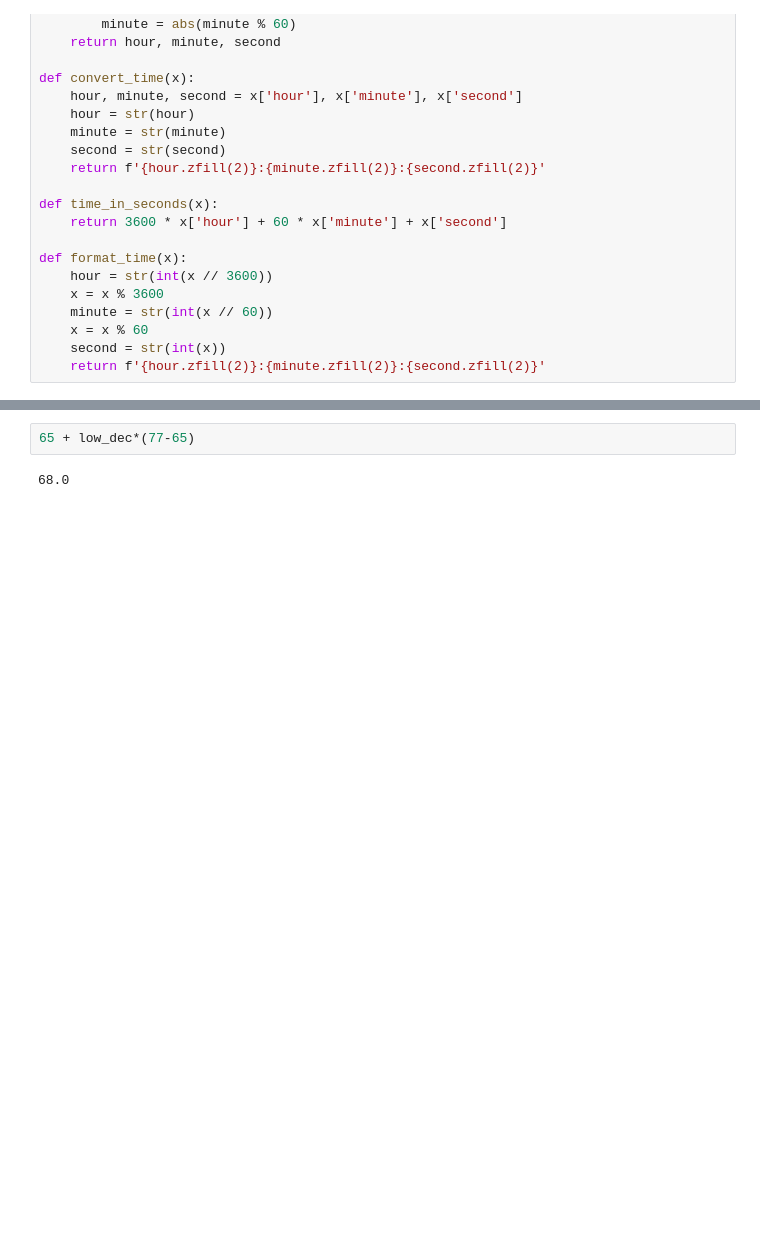
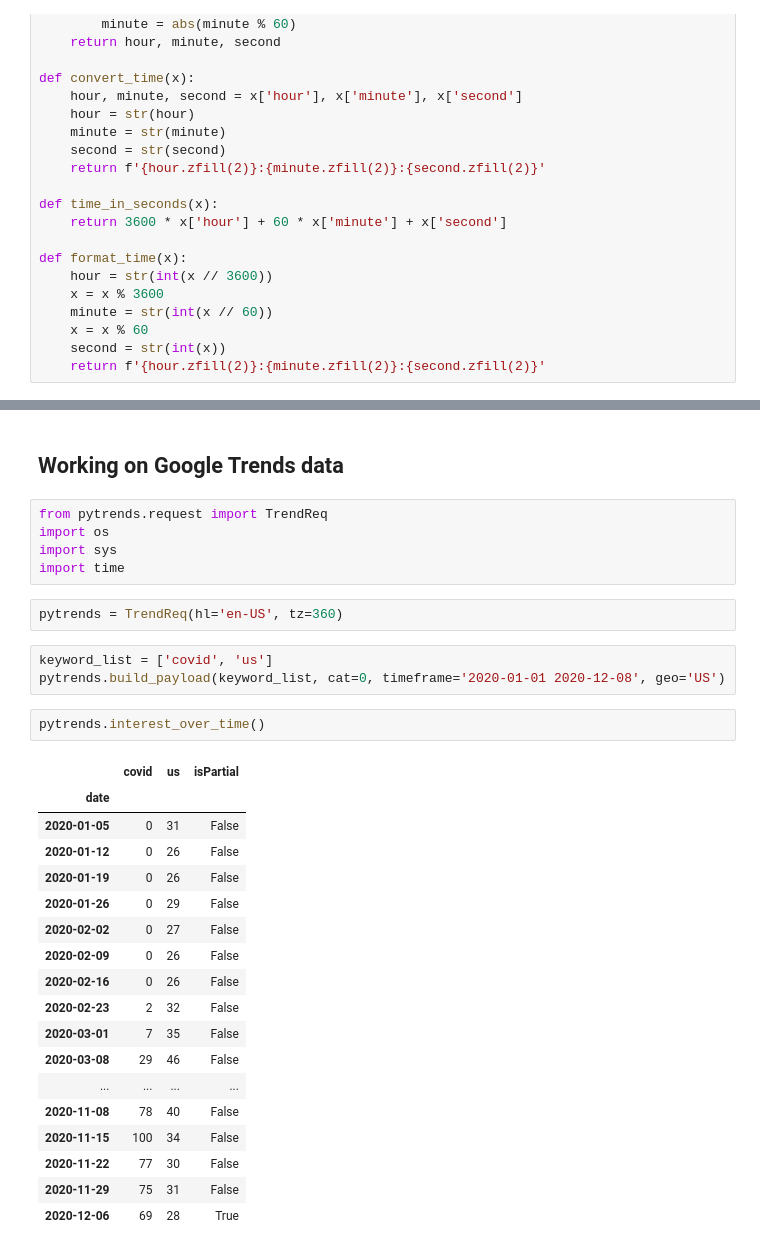
Before and after one commit to loganfrank/data-visualization, a Jupyter notebook: project/prototyping.ipynb, the cells around one changed output, grey strips where cells are left out. Drawn from its saved outputs; the diff is of its cells as text; blank space fills up the shorter version.

```diff
--- a/project/prototyping.ipynb
+++ b/project/prototyping.ipynb
@@ -332,4 +253,33 @@ print(low_low, low_high, low_dec)
-# %%
-65 + low_dec*(77-65)
-# %% [output]
-68.0
+# %% [markdown]
+## Working on Google Trends data
+# %%
+from pytrends.request import TrendReq
+import os
+import sys
+import time
+# %%
+pytrends = TrendReq(hl='en-US', tz=360)
+# %%
+keyword_list = ['covid', 'us']
+pytrends.build_payload(keyword_list, cat=0, timeframe='2020-01-01 2020-12-08', geo='US')
+# %%
+pytrends.interest_over_time()
+# %% [output]
+|  | covid | us | isPartial |
+| date |  |  |  |
+| 2020-01-05 | 0 | 31 | False |
+| 2020-01-12 | 0 | 26 | False |
+| 2020-01-19 | 0 | 26 | False |
+| 2020-01-26 | 0 | 29 | False |
+| 2020-02-02 | 0 | 27 | False |
+| 2020-02-09 | 0 | 26 | False |
+| 2020-02-16 | 0 | 26 | False |
+| 2020-02-23 | 2 | 32 | False |
+| 2020-03-01 | 7 | 35 | False |
+| 2020-03-08 | 29 | 46 | False |
+| ... | ... | ... | ... |
+| 2020-11-08 | 78 | 40 | False |
+| 2020-11-15 | 100 | 34 | False |
+| 2020-11-22 | 77 | 30 | False |
+| 2020-11-29 | 75 | 31 | False |
+| 2020-12-06 | 69 | 28 | True |
```
Also changed, not shown: parts of 19 cells of this notebook.
